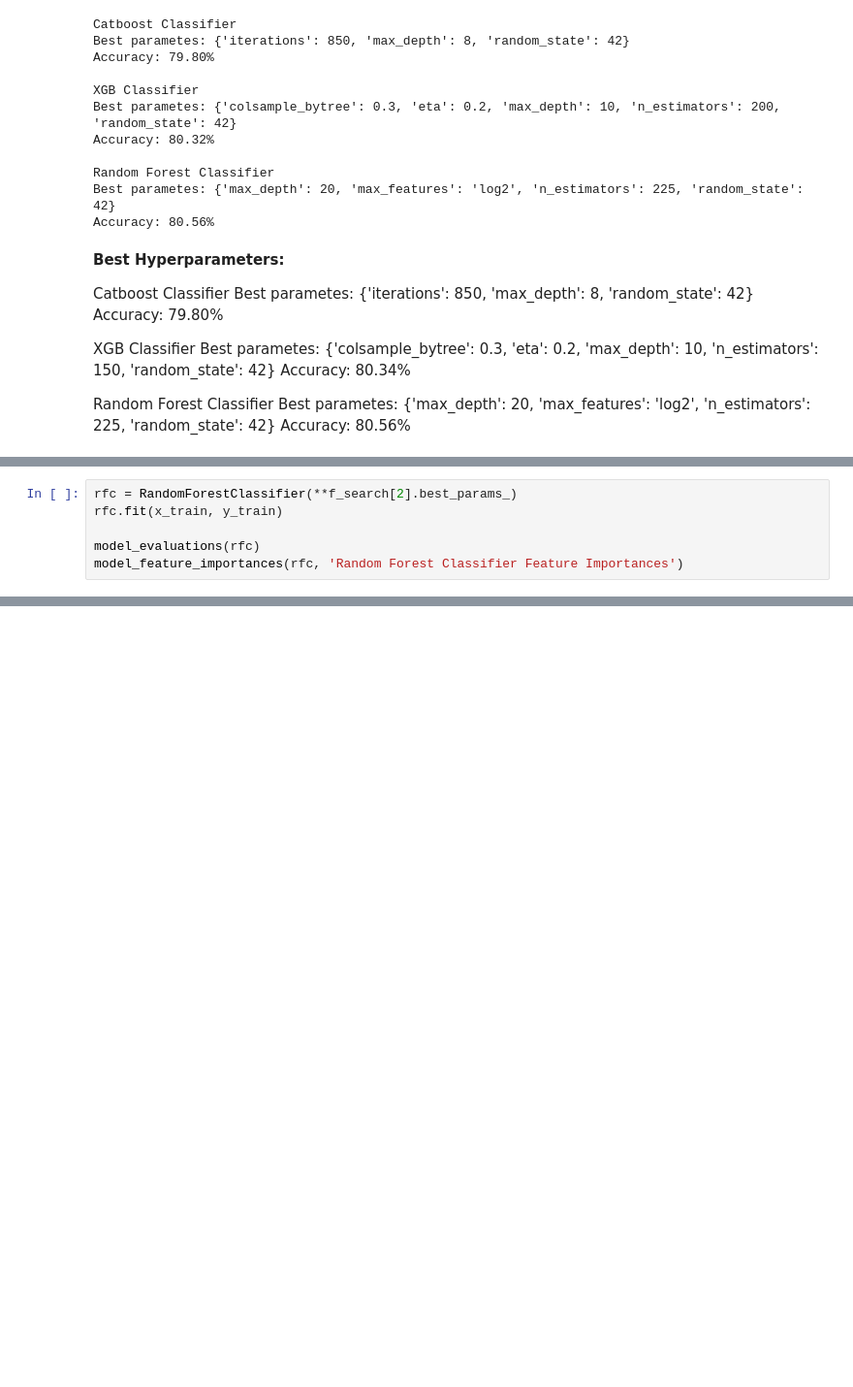
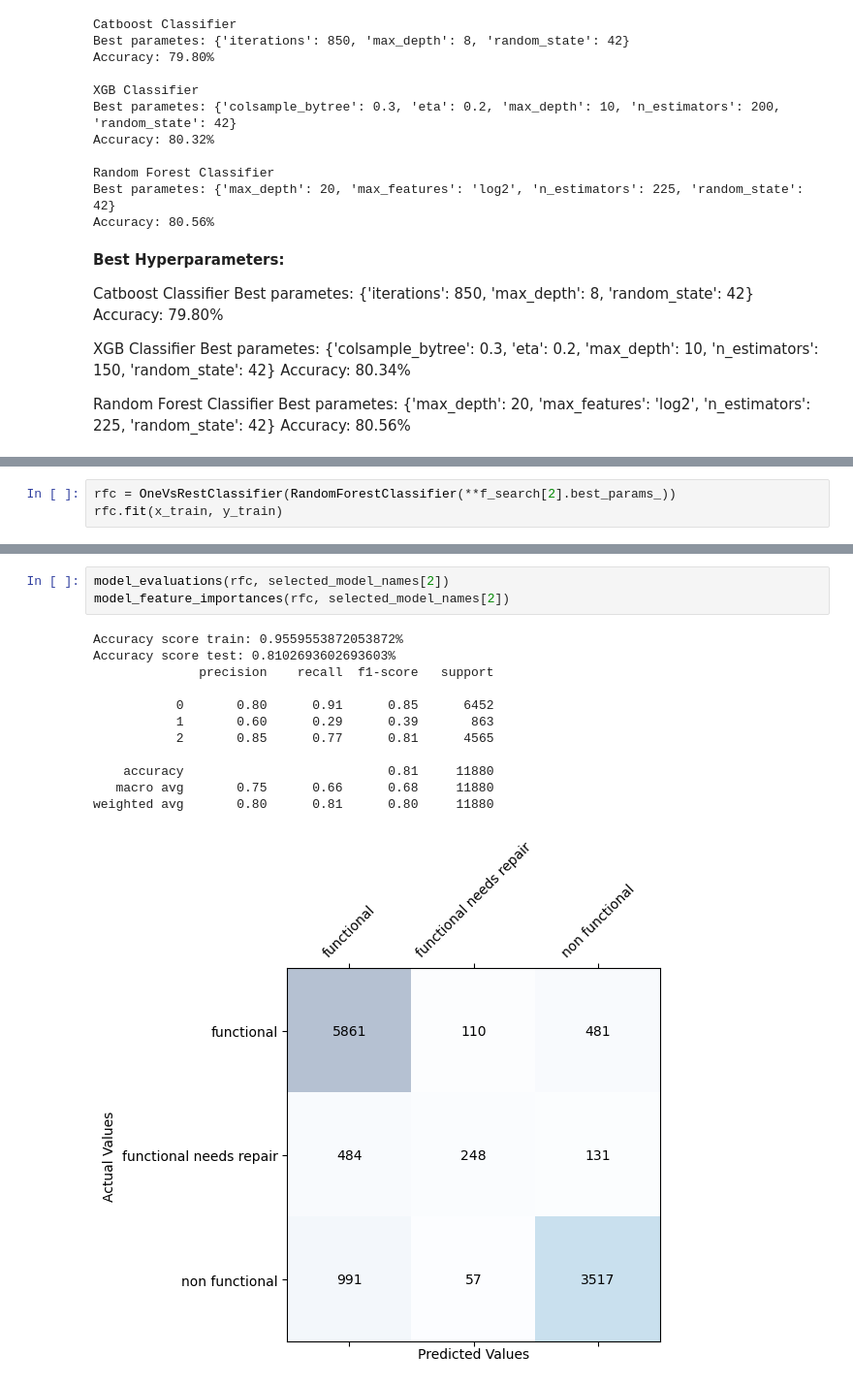
Before and after one commit to ShelbyChai/Pump-it-Up-Data-Mining-the-Water-Table, a Jupyter notebook: Predictive Model Building.ipynb, the cells around one changed output, grey strips where cells are left out. Shown at 97% size. Cells and saved outputs as stored; diff of their text form; blank space fills up the shorter version.

```diff
--- a/Predictive Model Building.ipynb
+++ b/Predictive Model Building.ipynb
@@ -287,7 +346,4 @@ weighted avg       0.81      0.81      0.80     11880
 # %%
-rfc = RandomForestClassifier(**f_search[2].best_params_)
+rfc = OneVsRestClassifier(RandomForestClassifier(**f_search[2].best_params_))
 rfc.fit(x_train, y_train)
-
-model_evaluations(rfc)
-model_feature_importances(rfc, 'Random Forest Classifier Feature Importances')
 # %% [output]
@@ -306,0 +354,16 @@ weighted avg       0.80      0.81      0.80     11880
+# %%
+model_evaluations(rfc, selected_model_names[2])
+model_feature_importances(rfc, selected_model_names[2])
+# %% [output]
+Accuracy score train: 0.9559553872053872%
+Accuracy score test: 0.8102693602693603%
+              precision    recall  f1-score   support
+
+           0       0.80      0.91      0.85      6452
+           1       0.60      0.29      0.39       863
+           2       0.85      0.77      0.81      4565
+
+    accuracy                           0.81     11880
+   macro avg       0.75      0.66      0.68     11880
+weighted avg       0.80      0.81      0.80     11880
+[figure, added]
```
Also changed, not shown: parts of 17 cells of this notebook, 2 other files.
